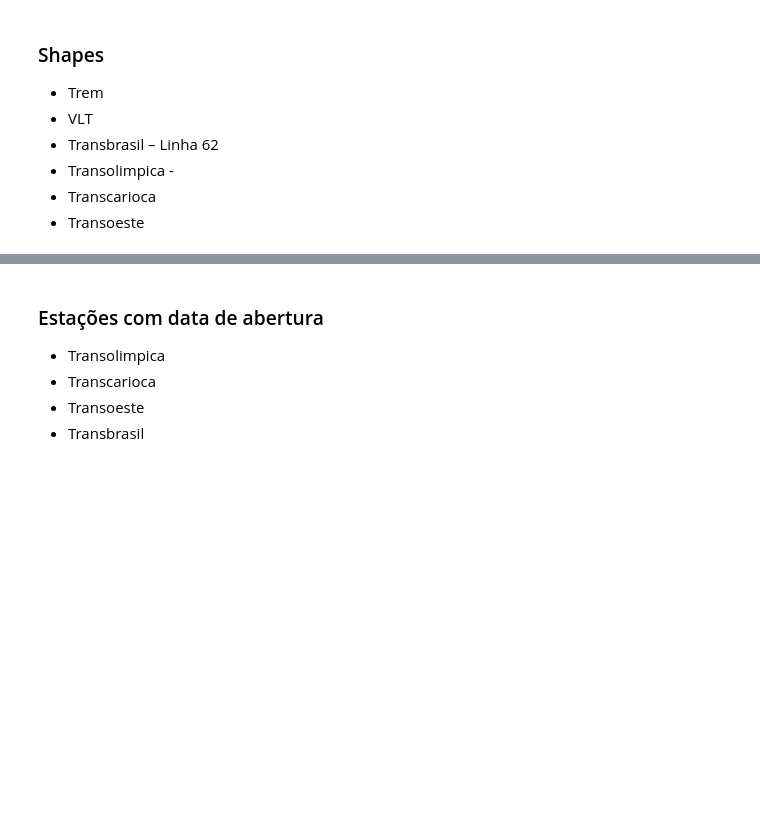
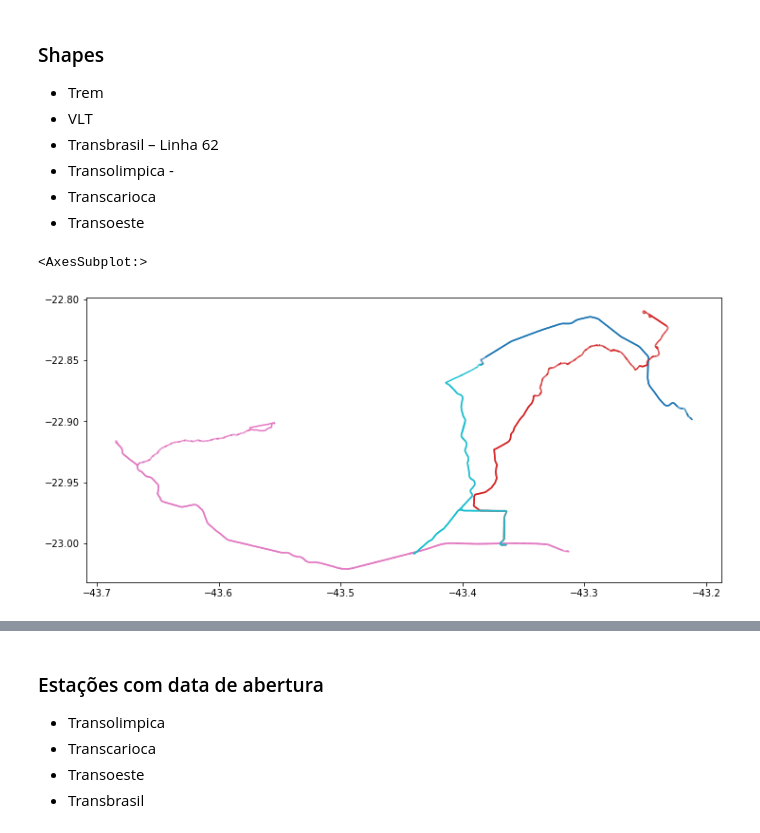
Before and after one commit to prefeitura-rio/webflow, a Jupyter notebook: stories/brt/code/treat_brt_data.ipynb, the cells around one changed output, grey strips where cells are left out. Drawn from its saved outputs; the diff is of its cells as text; code cells hidden in the pictures; blank space fills up the shorter version.

```diff
--- a/stories/brt/code/treat_brt_data.ipynb
+++ b/stories/brt/code/treat_brt_data.ipynb
@@ -72,2 +72,15 @@ shapes = pd.read_csv('data/raw/shapes_transporte_rj_sigmob.csv')
 # %%
-shapes = pd.read_csv('data/raw/shapes_transporte_rj_sigmob.csv')
+shapes = gpd.read_file('data/raw/shapes_transporte_rj_sigmob.csv')
+# %%
+corredor_dict = {
+    '62': 'TransBrasil',
+    '55': 'TransOlímpica',
+    '46': 'TransCarioca',
+    '42A': 'TransCarioca',
+    '53': 'TransOlímpica',
+    '18': 'TransOeste',
+    '17': 'TransOeste',
+    '20': 'TransOeste',
+}
+
+shapes['corredor'] = shapes['linha_gtfs'].apply(lambda x: corredor_dict.get(x))
@@ -73,0 +89,9 @@ shapes = pd.read_csv('data/raw/shapes_transporte_rj_sigmob.csv')
+# %%
+shapes['geometry'] = shapes['shape'].apply(loads)
+# %%
+corredores = shapes[~shapes['corredor'].isna()].dissolve('corredor')
+# %%
+corredores.reset_index().plot(column = 'corredor', figsize=(12,12))
+# %% [output]
+<AxesSubplot:>
+[figure, added]
```
Also changed, not shown: parts of 37 cells of this notebook.
